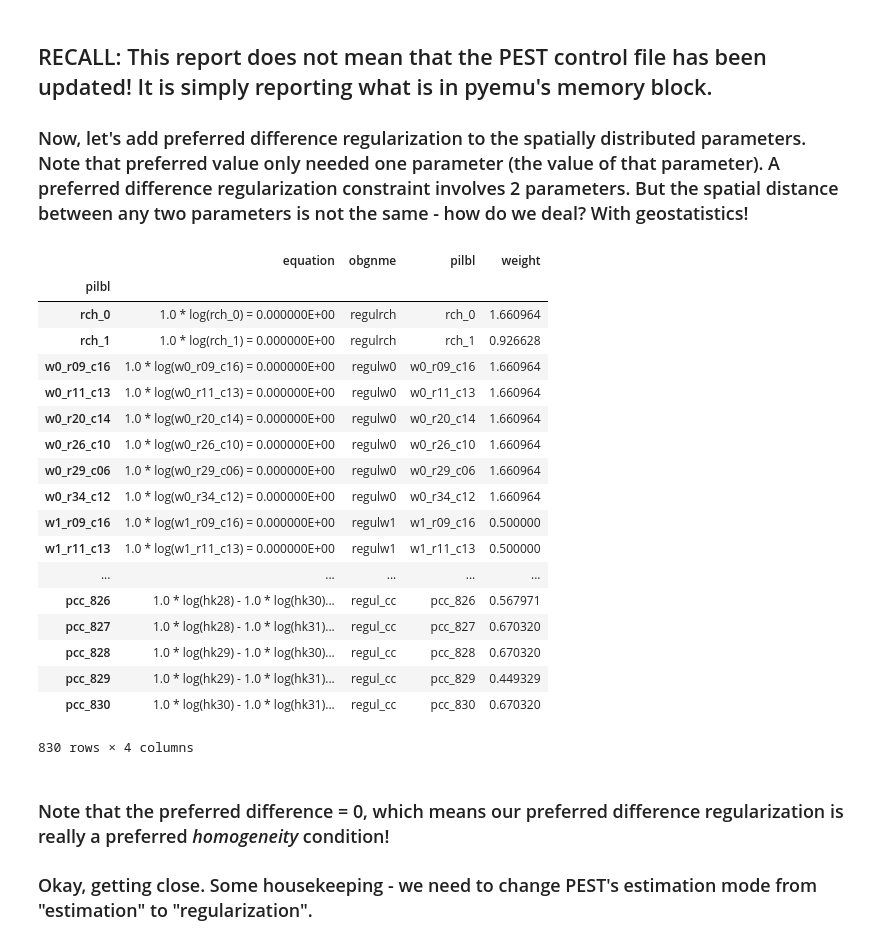
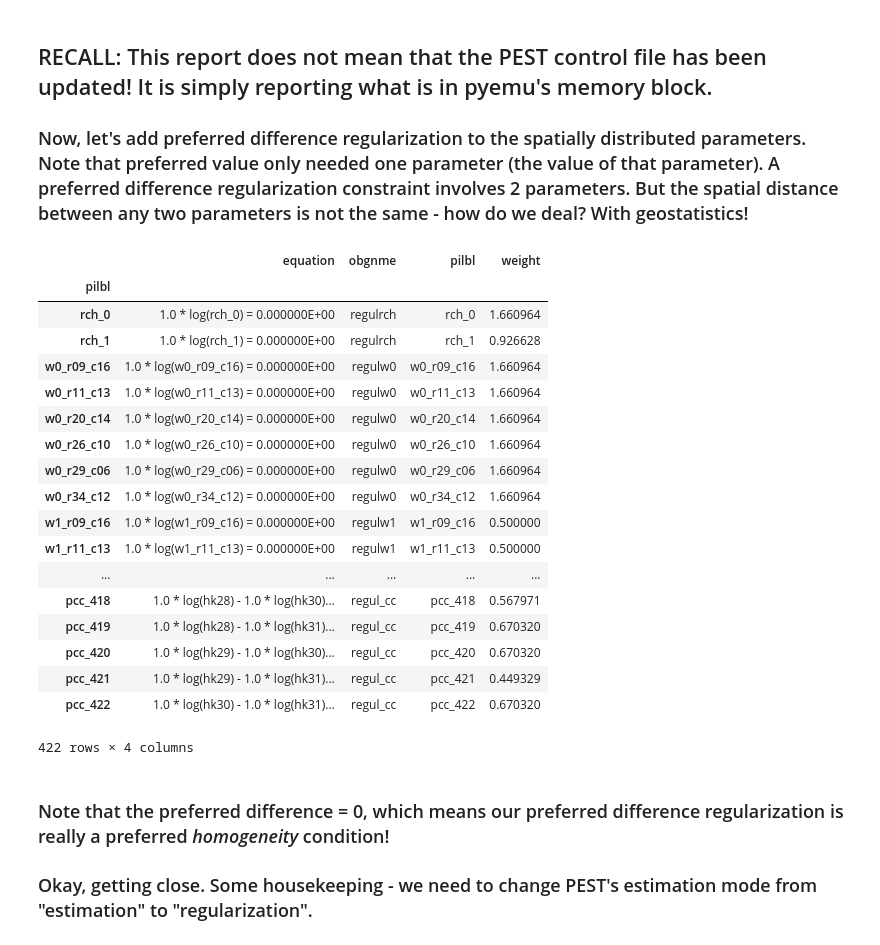
Before and after one commit to mnfienen/GW1876, a Jupyter notebook: activities/freyberg_pilot_points_2/freyberg_pilot_points_run_with_regul.ipynb, the cells around one changed output. Saved outputs shown, nothing was run; the diff lists cells and outputs as text; code cells hidden in the pictures.

```diff
--- a/activities/freyberg_pilot_points_2/freyberg_pilot_points_run_with_regul.ipynb
+++ b/activities/freyberg_pilot_points_2/freyberg_pilot_points_run_with_regul.ipynb
@@ -110,30 +108,30 @@ pst.prior_information
 # %%
 v = pyemu.geostats.ExpVario(contribution=1.0,a=2500.0)
 gs = pyemu.geostats.GeoStruct(variograms=v,nugget=0.0)
-df_pp = pyemu.gw_utils.pp_tpl_to_dataframe(os.path.join(working_dir,"hkpp.dat.tpl"))
+df_pp = pyemu.pp_utils.pp_tpl_to_dataframe(os.path.join(working_dir,"hkpp.dat.tpl"))
 cov = gs.covariance_matrix(df_pp.x,df_pp.y,df_pp.parnme)
 pyemu.helpers.first_order_pearson_tikhonov(pst,cov,reset=False,abs_drop_tol=0.1)
 pst.prior_information
 # %% [output]
 |  | equation | obgnme | pilbl | weight |
 | pilbl |  |  |  |  |
 | rch_0 | 1.0 * log(rch_0) = 0.000000E+00 | regulrch | rch_0 | 1.660964 |
 | rch_1 | 1.0 * log(rch_1) = 0.000000E+00 | regulrch | rch_1 | 0.926628 |
 | w0_r09_c16 | 1.0 * log(w0_r09_c16) = 0.000000E+00 | regulw0 | w0_r09_c16 | 1.660964 |
 | w0_r11_c13 | 1.0 * log(w0_r11_c13) = 0.000000E+00 | regulw0 | w0_r11_c13 | 1.660964 |
 | w0_r20_c14 | 1.0 * log(w0_r20_c14) = 0.000000E+00 | regulw0 | w0_r20_c14 | 1.660964 |
 | w0_r26_c10 | 1.0 * log(w0_r26_c10) = 0.000000E+00 | regulw0 | w0_r26_c10 | 1.660964 |
 | w0_r29_c06 | 1.0 * log(w0_r29_c06) = 0.000000E+00 | regulw0 | w0_r29_c06 | 1.660964 |
 | w0_r34_c12 | 1.0 * log(w0_r34_c12) = 0.000000E+00 | regulw0 | w0_r34_c12 | 1.660964 |
 | w1_r09_c16 | 1.0 * log(w1_r09_c16) = 0.000000E+00 | regulw1 | w1_r09_c16 | 0.500000 |
 | w1_r11_c13 | 1.0 * log(w1_r11_c13) = 0.000000E+00 | regulw1 | w1_r11_c13 | 0.500000 |
 | ... | ... | ... | ... | ... |
-| pcc_826 | 1.0 * log(hk28) - 1.0 * log(hk30)... | regul_cc | pcc_826 | 0.567971 |
-| pcc_827 | 1.0 * log(hk28) - 1.0 * log(hk31)... | regul_cc | pcc_827 | 0.670320 |
-| pcc_828 | 1.0 * log(hk29) - 1.0 * log(hk30)... | regul_cc | pcc_828 | 0.670320 |
-| pcc_829 | 1.0 * log(hk29) - 1.0 * log(hk31)... | regul_cc | pcc_829 | 0.449329 |
-| pcc_830 | 1.0 * log(hk30) - 1.0 * log(hk31)... | regul_cc | pcc_830 | 0.670320 |
+| pcc_418 | 1.0 * log(hk28) - 1.0 * log(hk30)... | regul_cc | pcc_418 | 0.567971 |
+| pcc_419 | 1.0 * log(hk28) - 1.0 * log(hk31)... | regul_cc | pcc_419 | 0.670320 |
+| pcc_420 | 1.0 * log(hk29) - 1.0 * log(hk30)... | regul_cc | pcc_420 | 0.670320 |
+| pcc_421 | 1.0 * log(hk29) - 1.0 * log(hk31)... | regul_cc | pcc_421 | 0.449329 |
+| pcc_422 | 1.0 * log(hk30) - 1.0 * log(hk31)... | regul_cc | pcc_422 | 0.670320 |
-830 rows × 4 columns
+422 rows × 4 columns
 # %% [markdown]
 ### Note that the preferred difference = 0, which means our preferred difference regularization is really a preferred *homogeneity* condition!
 
```
Also changed, not shown: parts of 30 cells of this notebook.
